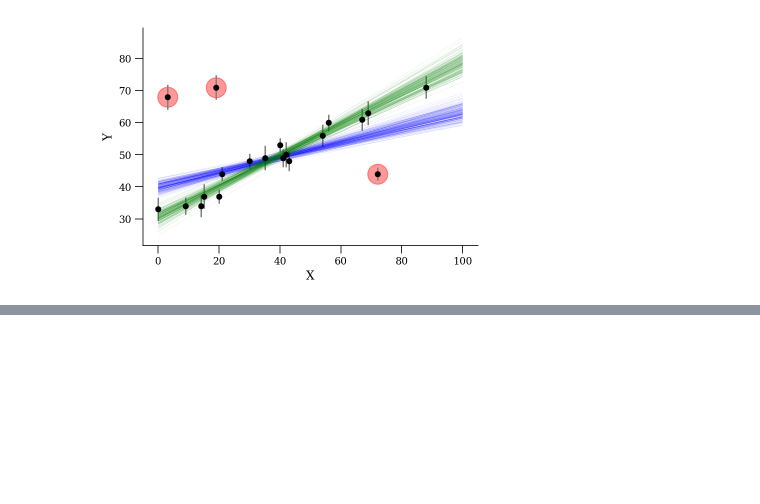
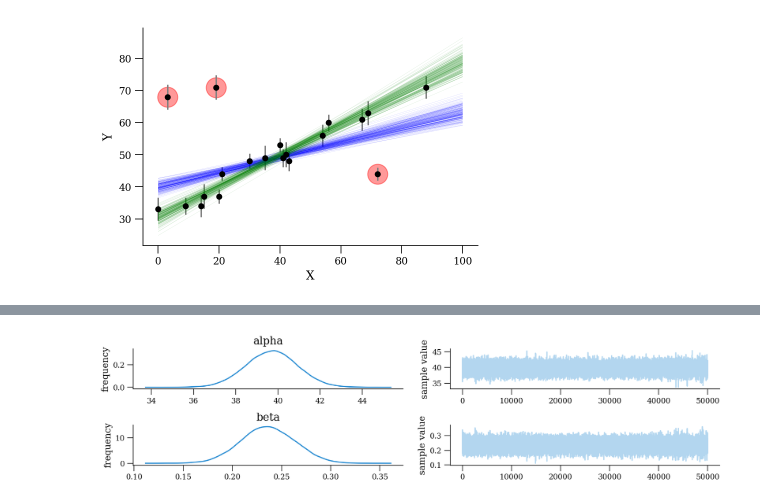
Before and after one commit to mfouesneau/HGSFP, a Jupyter notebook: straighlinefit.ipynb, the cells around one changed output, grey strips where cells are left out. Drawn from its saved outputs; the diff is of its cells as text; code cells hidden in the pictures; blank space fills up the shorter version.

```diff
--- a/straighlinefit.ipynb
+++ b/straighlinefit.ipynb
@@ -810,0 +895,8 @@ plt.ylabel('Y');
+# %%
+varnames = ['alpha', 'beta']
+fit.traceplot(varnames)
+fig = plt.gcf()
+fig.set_size_inches(12,len(varnames)*1.5)
+plt.tight_layout()
+# %% [output]
+[figure, added]
```
Also changed, not shown: parts of 20 cells of this notebook.
